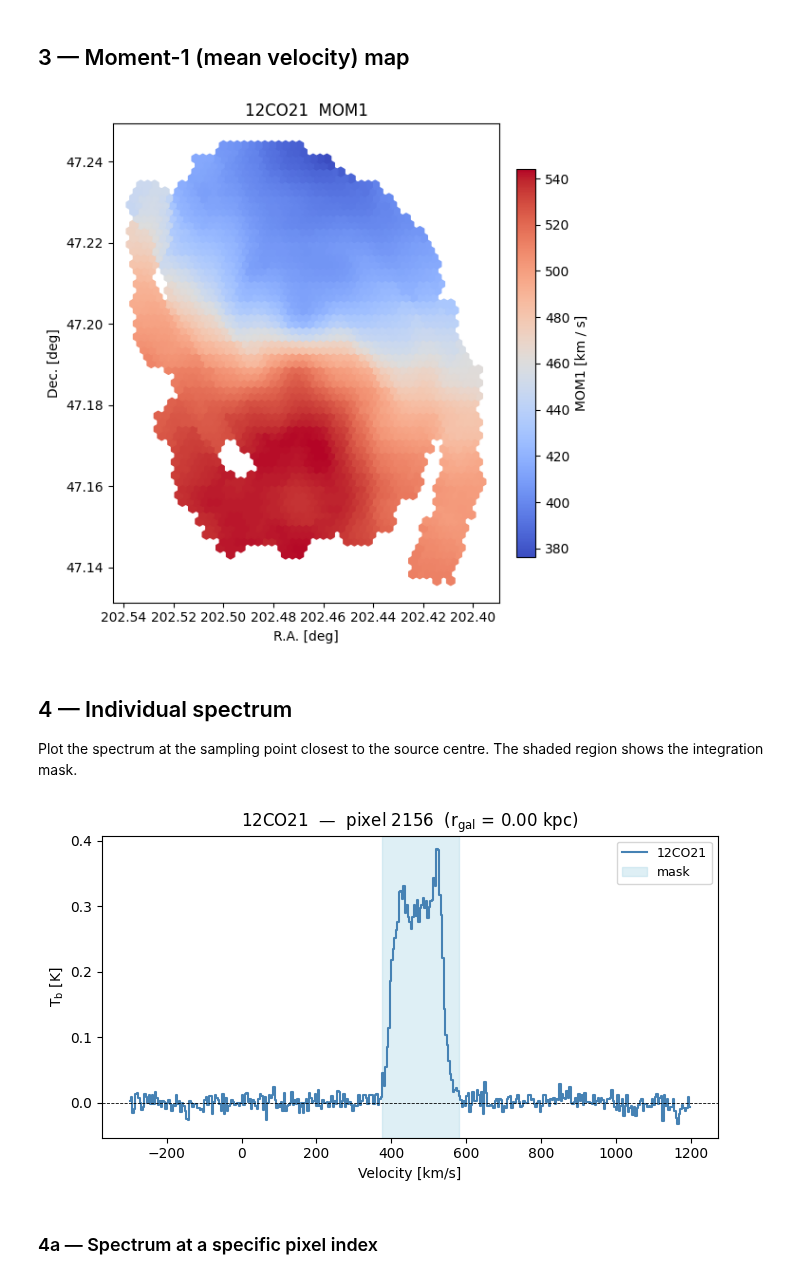
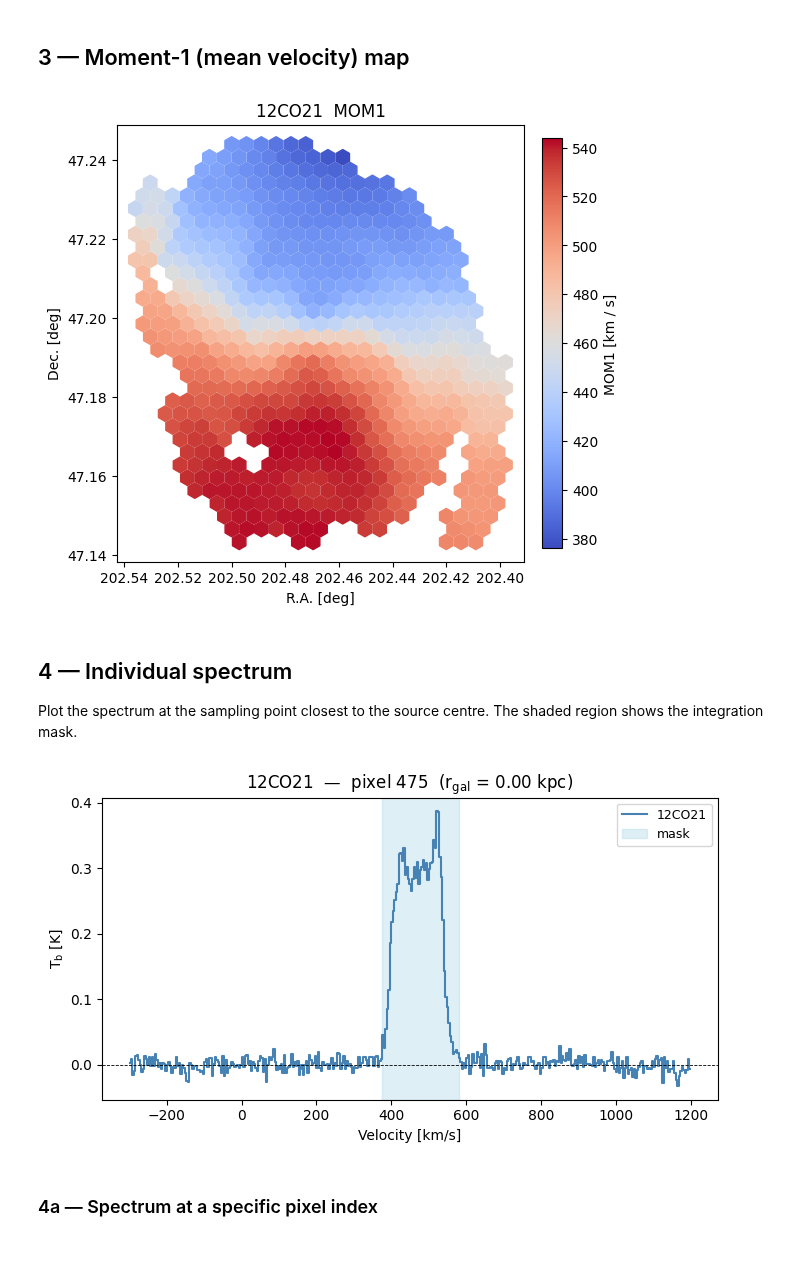
Before and after one commit to PhangsTeam/astro-HexMaps, a Jupyter notebook: analysis/pystructure_example.ipynb, the cells around one changed output. Drawn from its saved outputs; the diff is of its cells as text; code cells hidden in the pictures; blank space fills up the shorter version.

```diff
--- a/analysis/pystructure_example.ipynb
+++ b/analysis/pystructure_example.ipynb
@@ -18,7 +18,7 @@ from pystructureAnalysis import pystructureAnalysis
 # -----------------------------------------------------------------
 # USER SETTING: path to your .ecsv output file
 # -----------------------------------------------------------------
-ECSV_FILE = "../output/ngc5194_data_struct_27as_2026_06_12.ecsv"
+ECSV_FILE = "../output/ngc5194_data_struct_27as_2026_06_22.ecsv"
 
 ps = pystructureAnalysis(ECSV_FILE)
 print(ps)
@@ -86,9 +86,9 @@ ps.quickplot_map(line, quantity="TPEAK", cmap="inferno", stretch="lin")
 # %% [markdown]
 ## 3 — Moment-1 (mean velocity) map
 # %%
-ps.quickplot_map(line, quantity="MOM1", cmap="coolwarm", stretch="lin")
+ps.quickplot_map(line, quantity="MOM1", cmap="coolwarm", stretch="lin", s=125)
 # %% [output]
-[figure, old version]
+[figure, new version]
 # %% [markdown]
 ## 4 — Individual spectrum
 
@@ -97,7 +97,7 @@ The shaded region shows the integration mask.
 # %%
 ps.quickplot_spectrum(line, show_mask=True)
 # %% [output]
-[figure, old version]
+[figure, new version]
 # %% [markdown]
 ### 4a — Spectrum at a specific pixel index
 # %%
```
Also changed, not shown: parts of 10 cells of this notebook, 1 other file.
